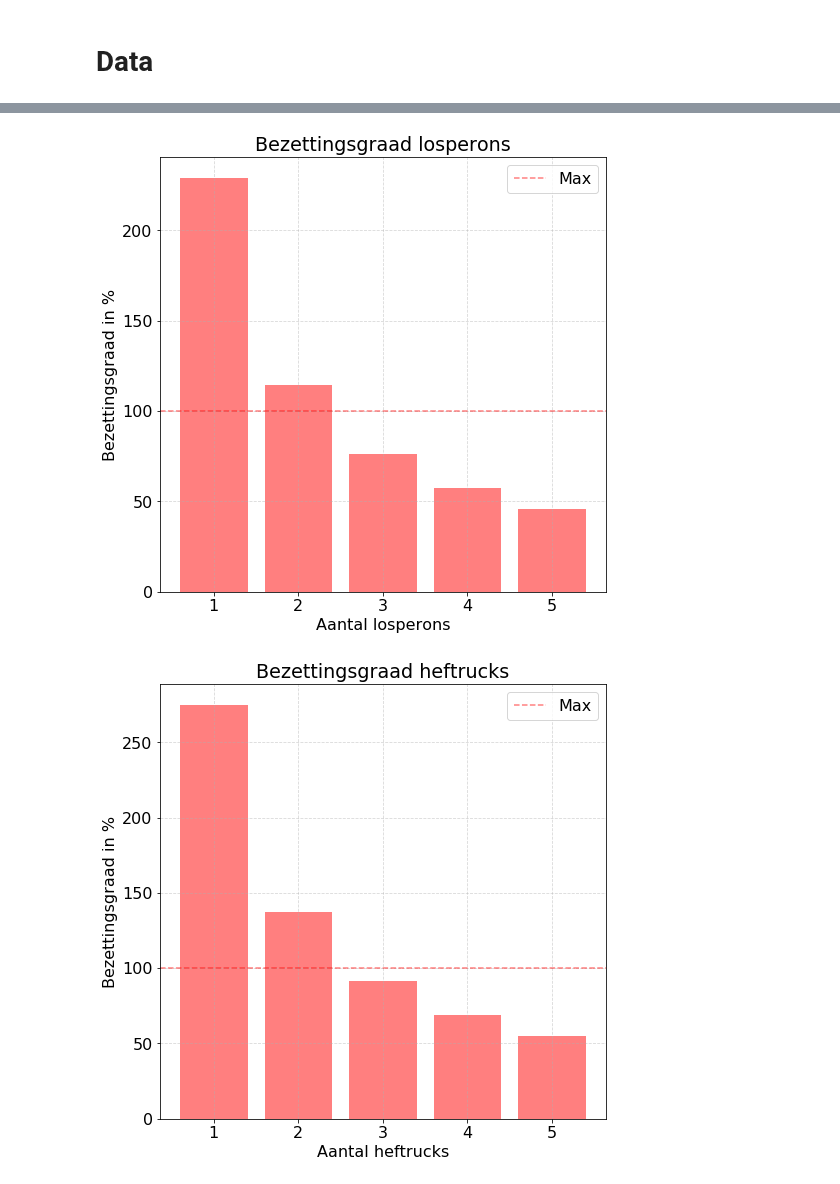
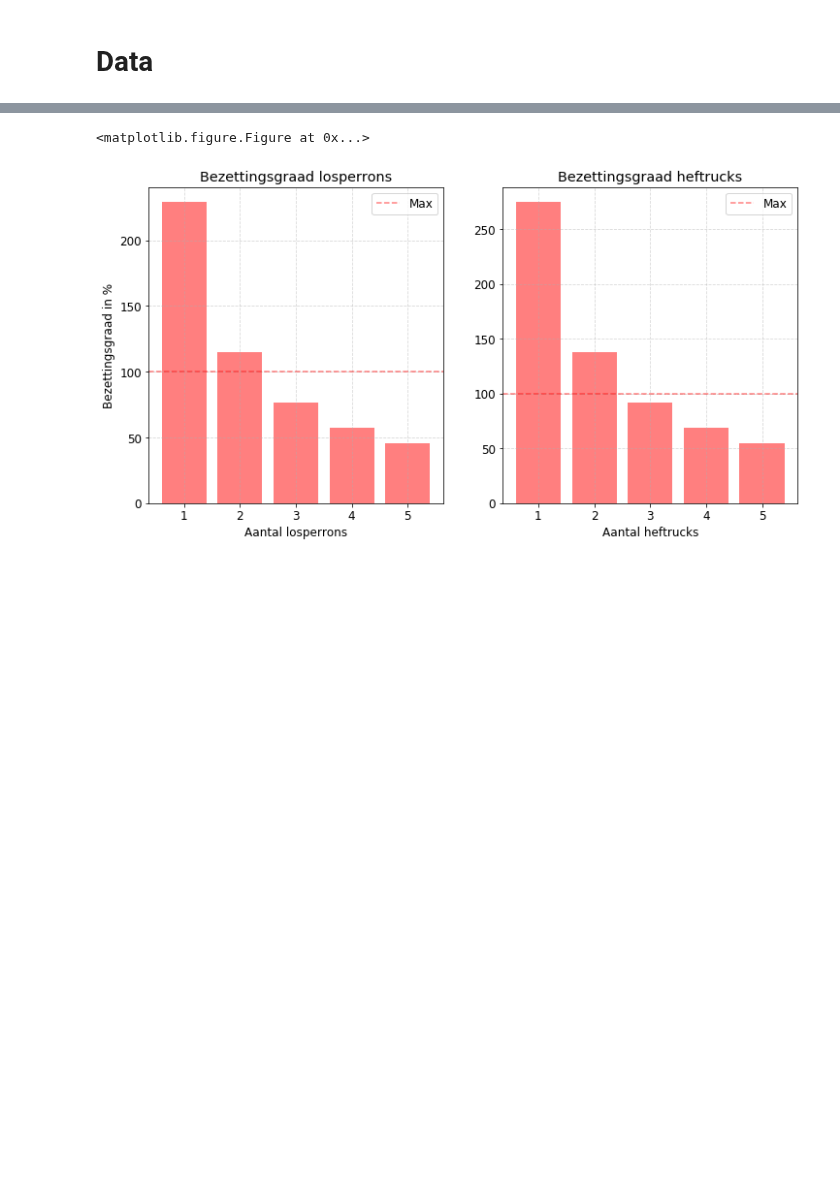
Before and after one commit to darkeclipz/jupyter-notebooks, a Jupyter notebook: Applied Math/Y1S4/Simulatiemodellen/Opdracht 3 - Uitwerking gegevens.ipynb, the cells around one changed output, grey strips where cells are left out. Drawn from its saved outputs; the diff is of its cells as text; code cells hidden in the pictures; blank space fills up the shorter version.

```diff
--- a/Applied Math/Y1S4/Simulatiemodellen/Opdracht 3 - Uitwerking gegevens.ipynb
+++ b/Applied Math/Y1S4/Simulatiemodellen/Opdracht 3 - Uitwerking gegevens.ipynb
@@ -73,27 +74,43 @@ for dfm in dfmetrics:
 # %%
 aantal = np.array(range(5))+1
 aantal_losperons = [229.17, 114.58, 76.39, 57.29, 45.83]
 aantal_heftrucks = [275.00, 137.50, 91.67, 68.75, 55.00]
 df = pd.DataFrame()
 df['Aantal'] = aantal
-metric1 = 'losperons'
+metric1 = 'losperrons'
 metric2 = 'heftrucks'
 df[metric1] = aantal_losperons
 df[metric2] = aantal_heftrucks
 
-for metric in [metric1, metric2]:
-    plt.figure(figsize(8,8))
-    plt.bar(df['Aantal'], df[metric], facecolor='red', alpha=.5)
-    plt.title('Bezettingsgraad {}'.format(metric))
-    plt.ylabel('Bezettingsgraad in %')
-    plt.xlabel('Aantal {}'.format(metric))
-    plt.grid(ls='dashed',alpha=.5)
-    plt.axhline(100, ls='dashed', alpha=0.5, c='red')
-    plt.legend(['Max'])
-    plt.show()
+
+metrics=[metric1,metric2]
+
+plt.figure(figsize=(6,12))
+fig, (ax1, ax2) = plt.subplots(1, 2,figsize=(12,6))
+
+
+ax1.bar(df['Aantal'], df[metric1], facecolor='red', alpha=.5)
+ax1.set_title('Bezettingsgraad {}'.format(metric1))
+ax1.set_ylabel('Bezettingsgraad in %')
+ax1.set_xlabel('Aantal {}'.format(metric1))
+ax1.grid(ls='dashed',alpha=.5)
+ax1.axhline(100, ls='dashed', alpha=0.5, c='red')
+ax1.legend(['Max'])
+
+ax2.bar(df['Aantal'], df[metric2], facecolor='red', alpha=.5)
+ax2.set_title('Bezettingsgraad {}'.format(metric2))
+#ax2.set_ylabel('Bezettingsgraad in %')
+ax2.set_xlabel('Aantal {}'.format(metric2))
+ax2.grid(ls='dashed',alpha=.5)
+ax2.axhline(100, ls='dashed', alpha=0.5, c='red')
+ax2.legend(['Max'])
+
+
+
+plt.show()
 # %% [output]
+<matplotlib.figure.Figure at 0x...>
-[figure, old version]
+[figure, new version]
-[figure, removed]
 # %%
 df
 # %% [output]
```
Also changed, not shown: parts of 4 cells of this notebook, 1 other file.
